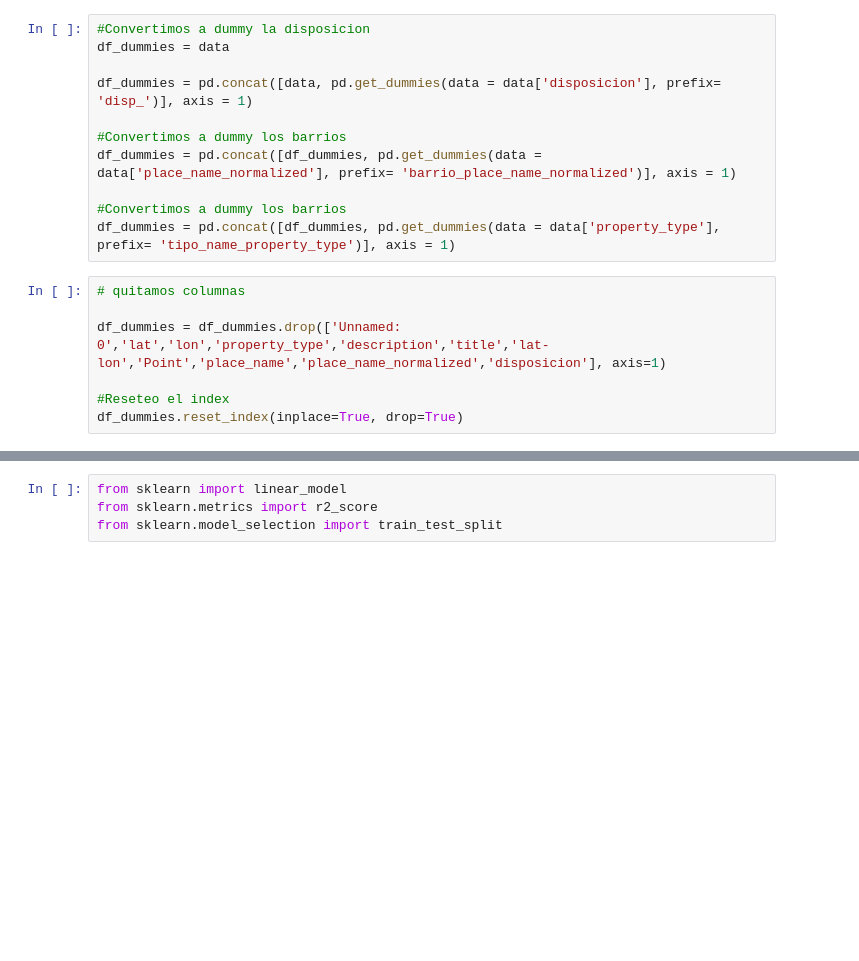
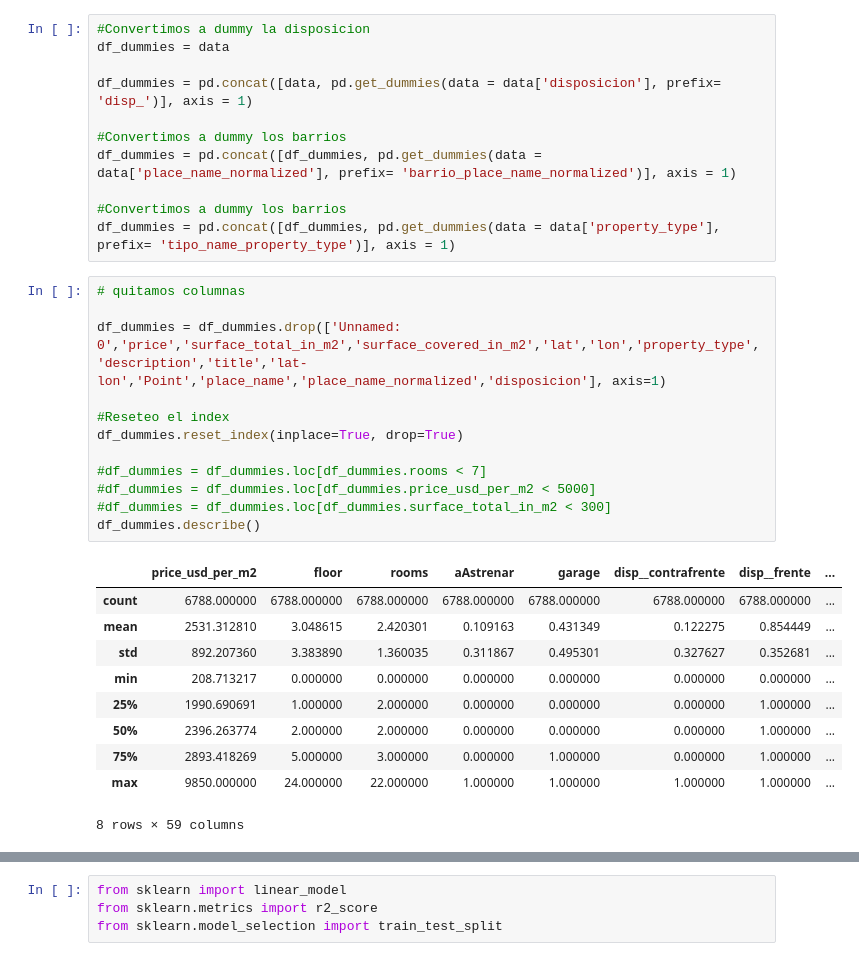
Before and after one commit to casagrandeale/TPDigitalHouse, a Jupyter notebook: tp/TP2.ipynb, the cells around one changed output, grey strips where cells are left out. Cells and saved outputs as stored; diff of their text form; blank space fills up the shorter version.

```diff
--- a/tp/TP2.ipynb
+++ b/tp/TP2.ipynb
@@ -21,7 +24,23 @@ df_dummies = pd.concat([df_dummies, pd.get_dummies(data = data['property_type'],
 # %%
 # quitamos columnas
 
-df_dummies = df_dummies.drop(['Unnamed: 0','lat','lon','property_type','description','title','lat-lon','Point','place_name','place_name_normalized','disposicion'], axis=1)
+df_dummies = df_dummies.drop(['Unnamed: 0','price','surface_total_in_m2','surface_covered_in_m2','lat','lon','property_type','description','title','lat-lon','Point','place_name','place_name_normalized','disposicion'], axis=1)
 
 #Reseteo el index
 df_dummies.reset_index(inplace=True, drop=True)
+
+#df_dummies = df_dummies.loc[df_dummies.rooms < 7]
+#df_dummies = df_dummies.loc[df_dummies.price_usd_per_m2 < 5000]
+#df_dummies = df_dummies.loc[df_dummies.surface_total_in_m2 < 300]
+df_dummies.describe()
+# %% [output]
+|  | price_usd_per_m2 | floor | rooms | aAstrenar | garage | disp__contrafrente | disp__frente | ... |
+| count | 6788.000000 | 6788.000000 | 6788.000000 | 6788.000000 | 6788.000000 | 6788.000000 | 6788.000000 | ... |
+| mean | 2531.312810 | 3.048615 | 2.420301 | 0.109163 | 0.431349 | 0.122275 | 0.854449 | ... |
+| std | 892.207360 | 3.383890 | 1.360035 | 0.311867 | 0.495301 | 0.327627 | 0.352681 | ... |
+| min | 208.713217 | 0.000000 | 0.000000 | 0.000000 | 0.000000 | 0.000000 | 0.000000 | ... |
+| 25% | 1990.690691 | 1.000000 | 2.000000 | 0.000000 | 0.000000 | 0.000000 | 1.000000 | ... |
+| 50% | 2396.263774 | 2.000000 | 2.000000 | 0.000000 | 0.000000 | 0.000000 | 1.000000 | ... |
+| 75% | 2893.418269 | 5.000000 | 3.000000 | 0.000000 | 1.000000 | 0.000000 | 1.000000 | ... |
+| max | 9850.000000 | 24.000000 | 22.000000 | 1.000000 | 1.000000 | 1.000000 | 1.000000 | ... |
+8 rows × 59 columns
```
Also changed, not shown: parts of 15 cells of this notebook.
